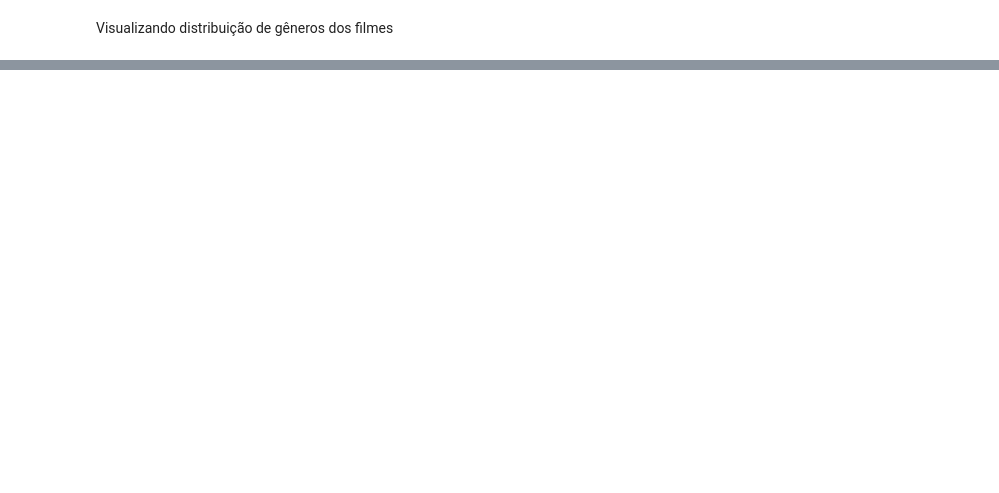
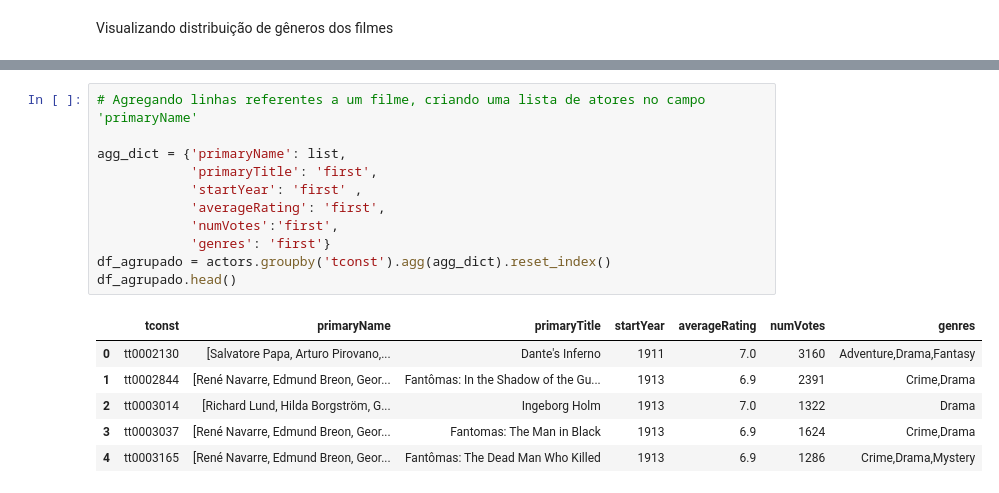
Before and after one commit to jacksonns/IMBD-Data-Visualization, a Jupyter notebook: data/imbd_data.ipynb, the cells around one changed output, grey strips where cells are left out. Drawn from its saved outputs; the diff is of its cells as text; blank space fills up the shorter version.

```diff
--- a/data/imbd_data.ipynb
+++ b/data/imbd_data.ipynb
@@ -159,0 +284,18 @@ Text(0.5, 1.0, 'Distribuição de gêneros dos filmes')
+# %%
+# Agregando linhas referentes a um filme, criando uma lista de atores no campo 'primaryName'
+
+agg_dict = {'primaryName': list,
+            'primaryTitle': 'first',
+            'startYear': 'first' ,
+            'averageRating': 'first',
+            'numVotes':'first',
+            'genres': 'first'}
+df_agrupado = actors.groupby('tconst').agg(agg_dict).reset_index()
+df_agrupado.head()
+# %% [output]
+|  | tconst | primaryName | primaryTitle | startYear | averageRating | numVotes | genres |
+| 0 | tt0002130 | [Salvatore Papa, Arturo Pirovano,... | Dante's Inferno | 1911 | 7.0 | 3160 | Adventure,Drama,Fantasy |
+| 1 | tt0002844 | [René Navarre, Edmund Breon, Geor... | Fantômas: In the Shadow of the Gu... | 1913 | 6.9 | 2391 | Crime,Drama |
+| 2 | tt0003014 | [Richard Lund, Hilda Borgström, G... | Ingeborg Holm | 1913 | 7.0 | 1322 | Drama |
+| 3 | tt0003037 | [René Navarre, Edmund Breon, Geor... | Fantomas: The Man in Black | 1913 | 6.9 | 1624 | Crime,Drama |
+| 4 | tt0003165 | [René Navarre, Edmund Breon, Geor... | Fantômas: The Dead Man Who Killed | 1913 | 6.9 | 1286 | Crime,Drama,Mystery |
```
Also changed, not shown: parts of 38 cells of this notebook, 5 other files.
